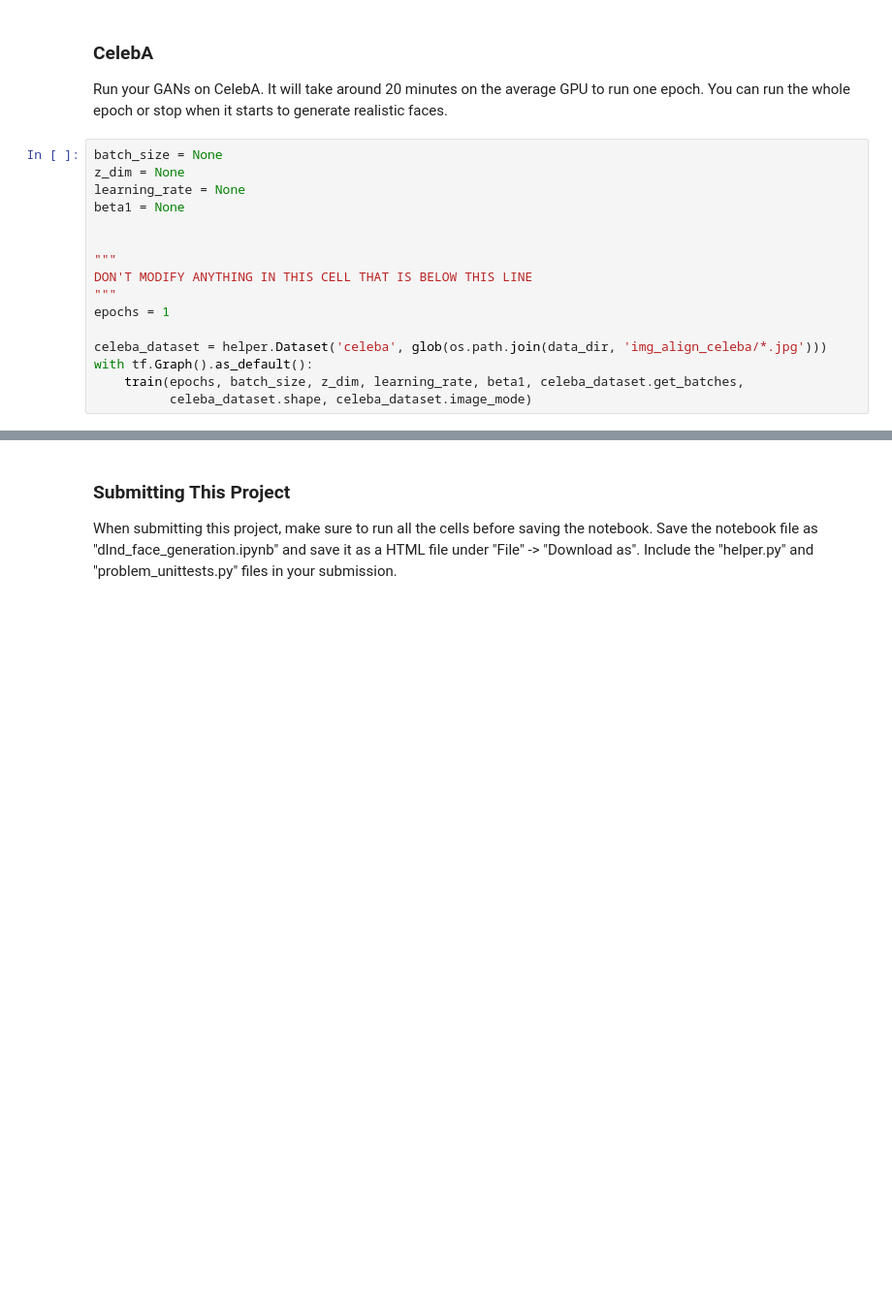
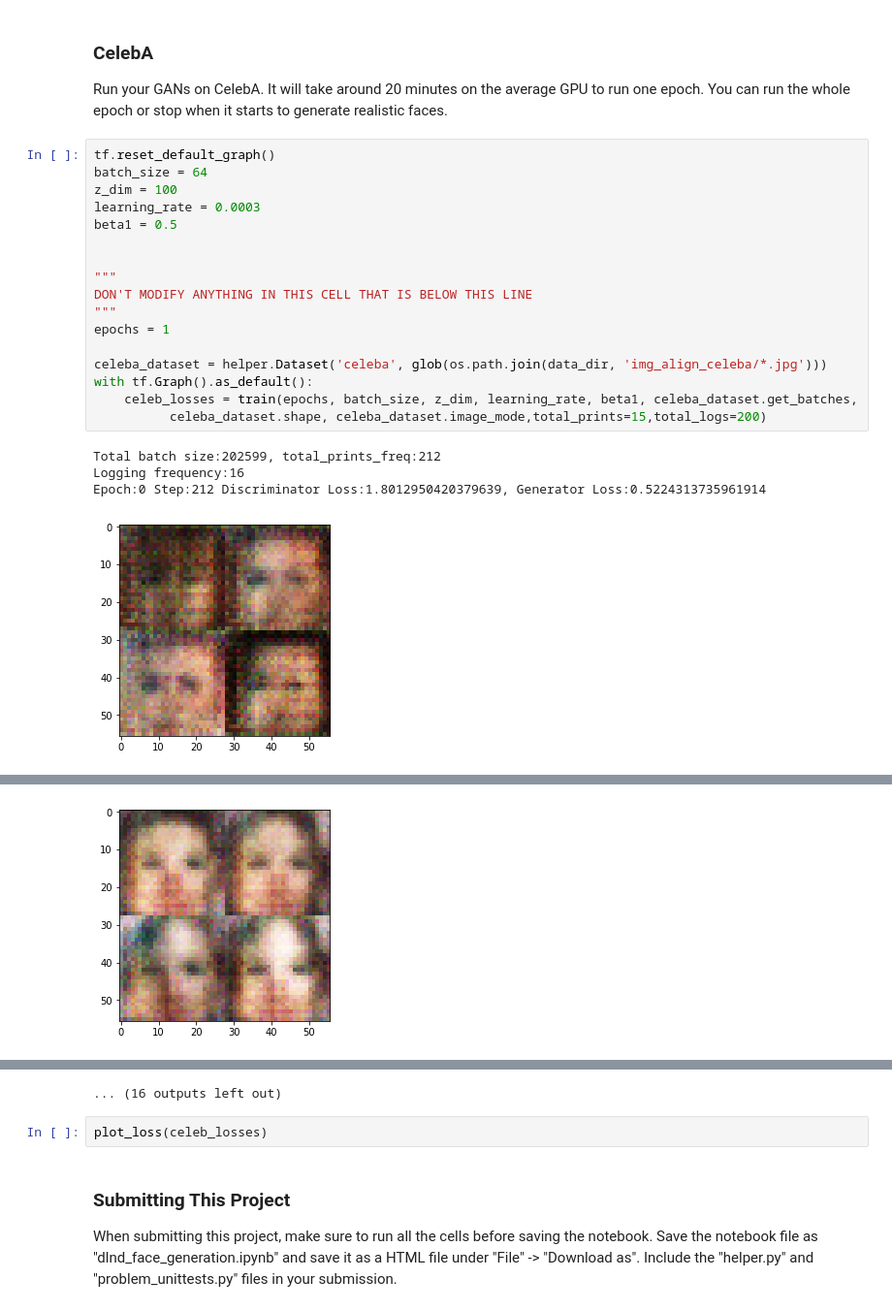
Before and after one commit to fingorn/deep-learning, a Jupyter notebook: face_generation/dlnd_face_generation.ipynb, the cells around one changed output, grey strips where cells are left out. Shown at 97% size. Saved outputs shown, nothing was run; the diff lists cells and outputs as text; blank space fills up the shorter version.

```diff
--- a/face_generation/dlnd_face_generation.ipynb
+++ b/face_generation/dlnd_face_generation.ipynb
@@ -503,18 +508,24 @@ plot_loss(losses)
 ### CelebA
 Run your GANs on CelebA.  It will take around 20 minutes on the average GPU to run one epoch.  You can run the whole epoch or stop when it starts to generate realistic faces.
 # %%
-batch_size = None
-z_dim = None
-learning_rate = None
-beta1 = None
+tf.reset_default_graph()
+batch_size = 64
+z_dim = 100
+learning_rate = 0.0003
+beta1 = 0.5
 
 
 """
 DON'T MODIFY ANYTHING IN THIS CELL THAT IS BELOW THIS LINE
 """
 epochs = 1
 
 celeba_dataset = helper.Dataset('celeba', glob(os.path.join(data_dir, 'img_align_celeba/*.jpg')))
 with tf.Graph().as_default():
-    train(epochs, batch_size, z_dim, learning_rate, beta1, celeba_dataset.get_batches,
-          celeba_dataset.shape, celeba_dataset.image_mode)
+    celeb_losses = train(epochs, batch_size, z_dim, learning_rate, beta1, celeba_dataset.get_batches,
+          celeba_dataset.shape, celeba_dataset.image_mode,total_prints=15,total_logs=200)
+# %% [output]
+Total batch size:202599, total_prints_freq:212
+Logging frequency:16
+Epoch:0 Step:212 Discriminator Loss:1.8012950420379639, Generator Loss:0.5224313735961914
+[figure, added]
@@ -520,0 +533 @@ with tf.Graph().as_default():
+[figure, added]
@@ -521,3 +542,6 @@ with tf.Graph().as_default():
+... (16 outputs left out)
+# %%
+plot_loss(celeb_losses)
 # %% [markdown]
 ### Submitting This Project
 When submitting this project, make sure to run all the cells before saving the notebook. Save the notebook file as "dlnd_face_generation.ipynb" and save it as a HTML file under "File" -> "Download as". Include the "helper.py" and "problem_unittests.py" files in your submission.
```
Also changed, not shown: parts of 7 cells of this notebook.
